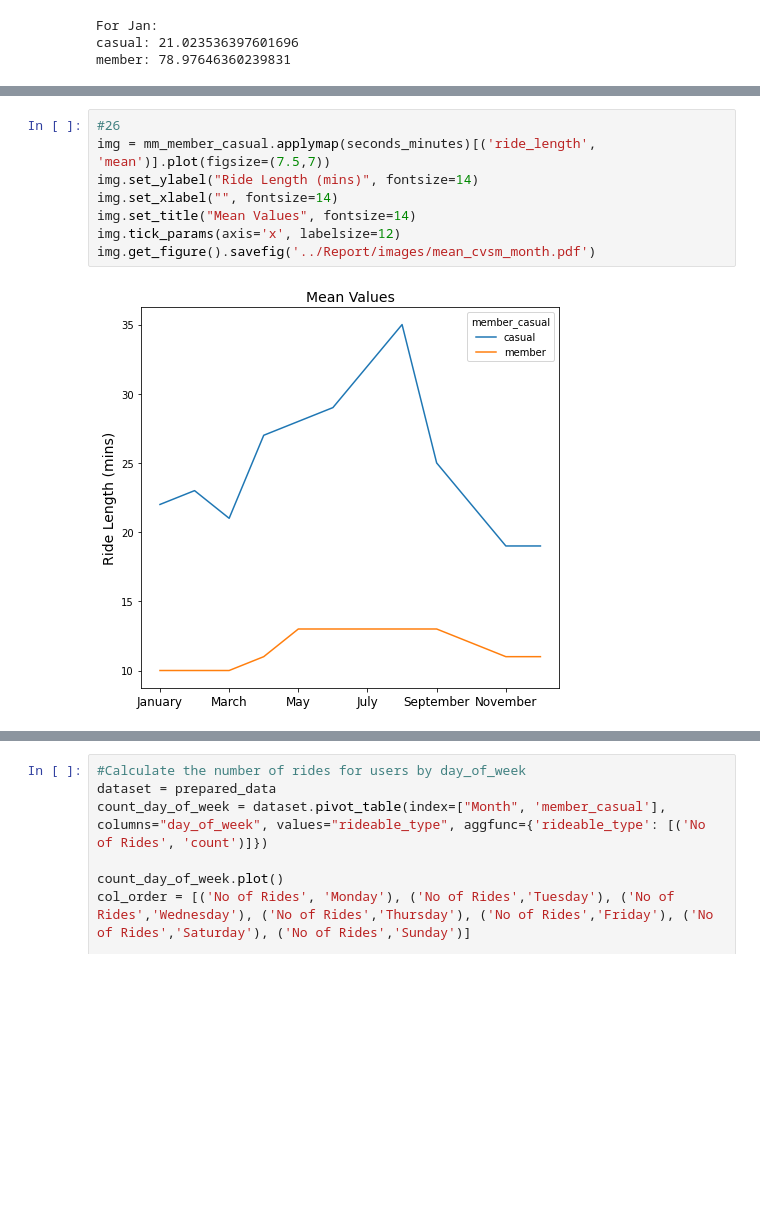
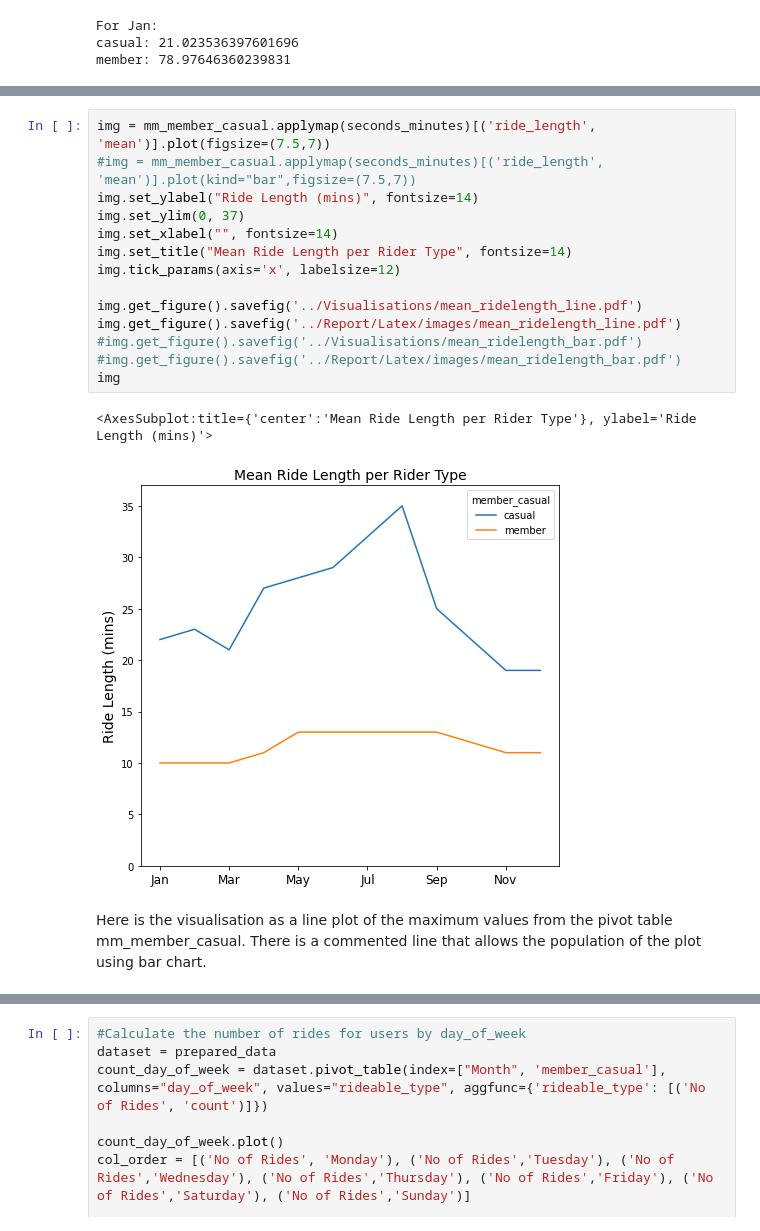
Before and after one commit to SummerKassem/BikeShareCS, a Jupyter notebook: PythonCode/bike_share_analysis.ipynb, the cells around one changed output, grey strips where cells are left out. Saved outputs shown, nothing was run; the diff lists cells and outputs as text; blank space fills up the shorter version.

```diff
--- a/PythonCode/bike_share_analysis.ipynb
+++ b/PythonCode/bike_share_analysis.ipynb
@@ -664,11 +677,20 @@ print(f"\033[1m    Year 2023:  {stats[0]}  {stats[1]}  {stats[2]} {stats[3]}\033
 # %%
-#26
 img = mm_member_casual.applymap(seconds_minutes)[('ride_length', 'mean')].plot(figsize=(7.5,7))
+#img = mm_member_casual.applymap(seconds_minutes)[('ride_length', 'mean')].plot(kind="bar",figsize=(7.5,7))
 img.set_ylabel("Ride Length (mins)", fontsize=14)
+img.set_ylim(0, 37)
 img.set_xlabel("", fontsize=14)
-img.set_title("Mean Values", fontsize=14)
+img.set_title("Mean Ride Length per Rider Type", fontsize=14)
 img.tick_params(axis='x', labelsize=12)
-img.get_figure().savefig('../Report/images/mean_cvsm_month.pdf')
+
+img.get_figure().savefig('../Visualisations/mean_ridelength_line.pdf')
+img.get_figure().savefig('../Report/Latex/images/mean_ridelength_line.pdf')
+#img.get_figure().savefig('../Visualisations/mean_ridelength_bar.pdf')
+#img.get_figure().savefig('../Report/Latex/images/mean_ridelength_bar.pdf')
+img
 # %% [output]
+<AxesSubplot:title={'center':'Mean Ride Length per Rider Type'}, ylabel='Ride Length (mins)'>
-[figure, old version]
+[figure, new version]
+# %% [markdown]
+Here is the visualisation as a line plot of the maximum values from the pivot table mm_member_casual. There is a commented line that allows the population of the plot using bar chart.
 # %%
```
Also changed, not shown: parts of 28 cells of this notebook, 41 other files.
